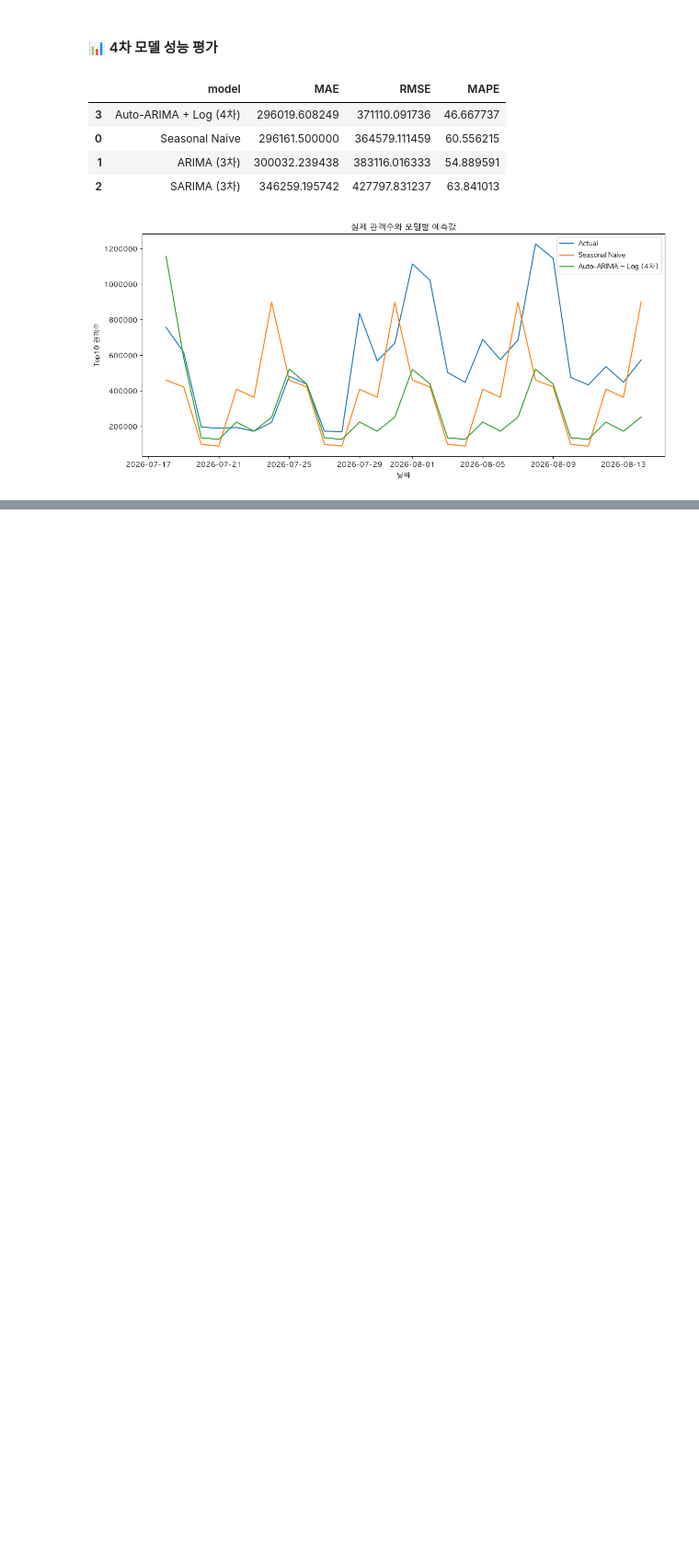
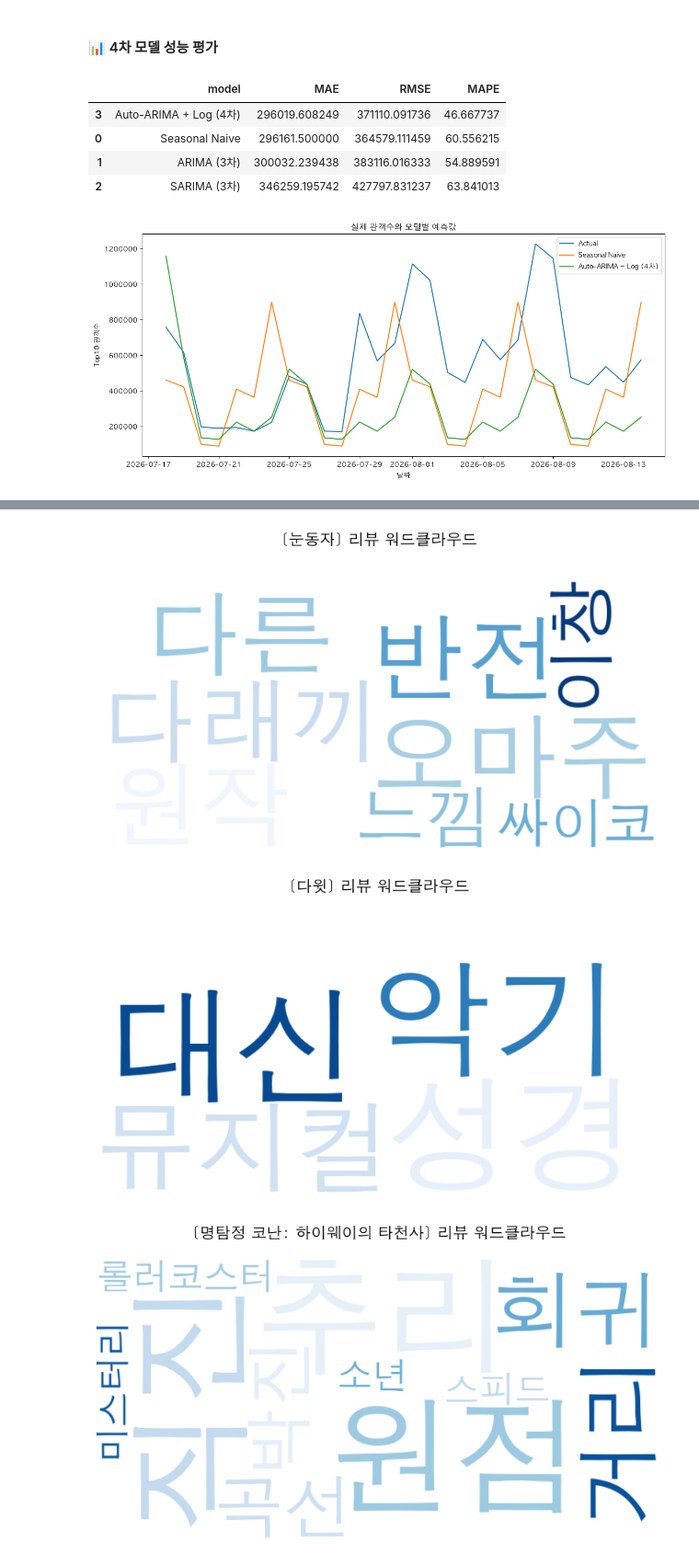
Before and after one commit to zoo-no-s/movie_data_analysis, a Jupyter notebook: notebooks/movie_analysis.ipynb, the cells around one changed output, grey strips where cells are left out. Shown at 92% size. Saved outputs shown, nothing was run; the diff lists cells and outputs as text; code cells hidden in the pictures; blank space fills up the shorter version.

```diff
--- a/notebooks/movie_analysis.ipynb
+++ b/notebooks/movie_analysis.ipynb
@@ -1875,0 +2022,24 @@ plt.show()
+# %%
+# 2. 영화별 워드클라우드를 그리기 위해 review 데이터에 영화 제목(title) 매핑
+# merge(조인) 타입 에러를 방지하기 위해 id 컬럼의 데이터 타입을 float로 통일합니다.
+review_df['id'] = pd.to_numeric(review_df['id'], errors='coerce')
+master_df['id'] = pd.to_numeric(master_df['id'], errors='coerce')
+
+review_with_title = review_df.merge(master_df[['id', 'title']], on='id', how='left')
+
+# 영화별로 그룹화하여 워드클라우드 렌더링
+for title, group in review_with_title.groupby('title'):
+    movie_nouns = []
+    for review_text in group['review']:
+        movie_nouns.extend(extract_nouns_okt(review_text))
+
+    movie_counts = Counter(movie_nouns)
+
+    # 단어가 추출된 경우만 워드클라우드 생성
+    if movie_counts:
+        top_movie_words = dict(movie_counts.most_common(30))
+        generate_wordcloud(top_movie_words, f"[{title}] 리뷰 워드클라우드")
+# %% [output]
+[figure, added]
+[figure, added]
+[figure, added]
```
Also changed, not shown: parts of 9 cells of this notebook, 2 other files.
